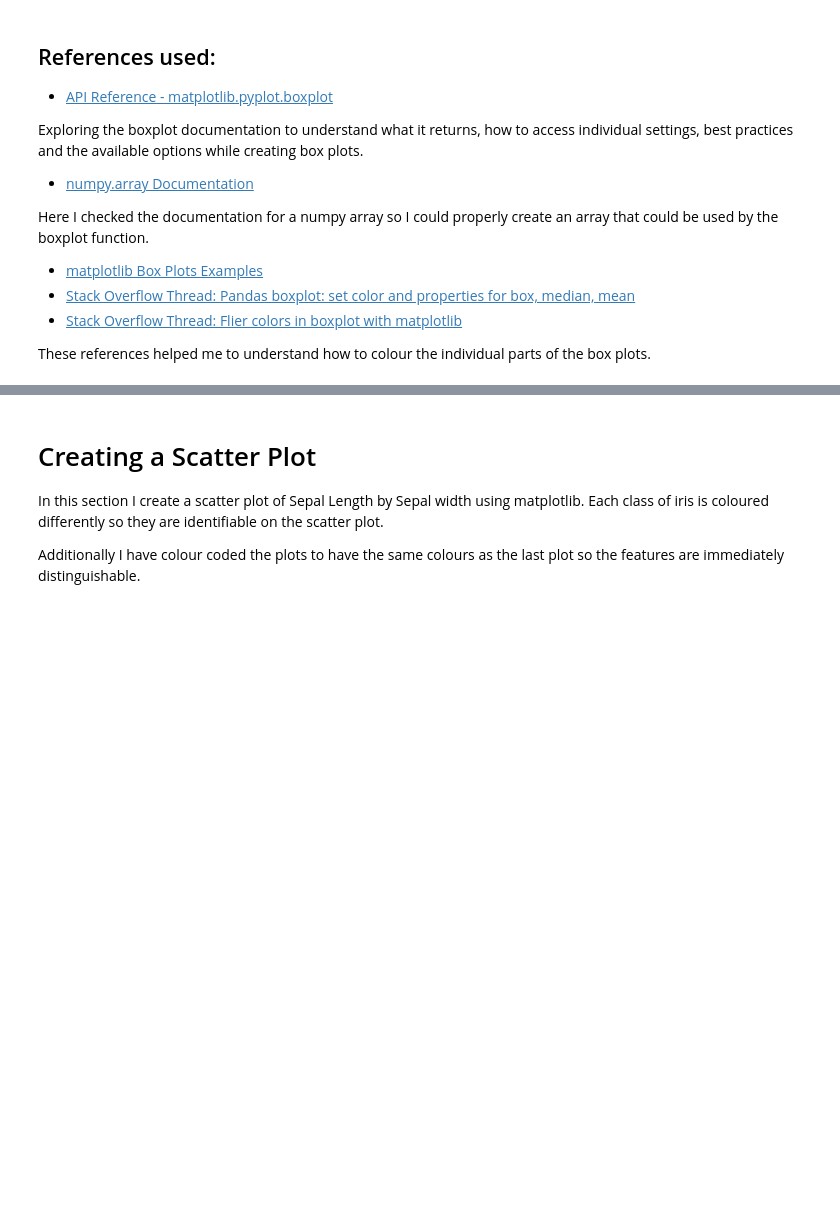
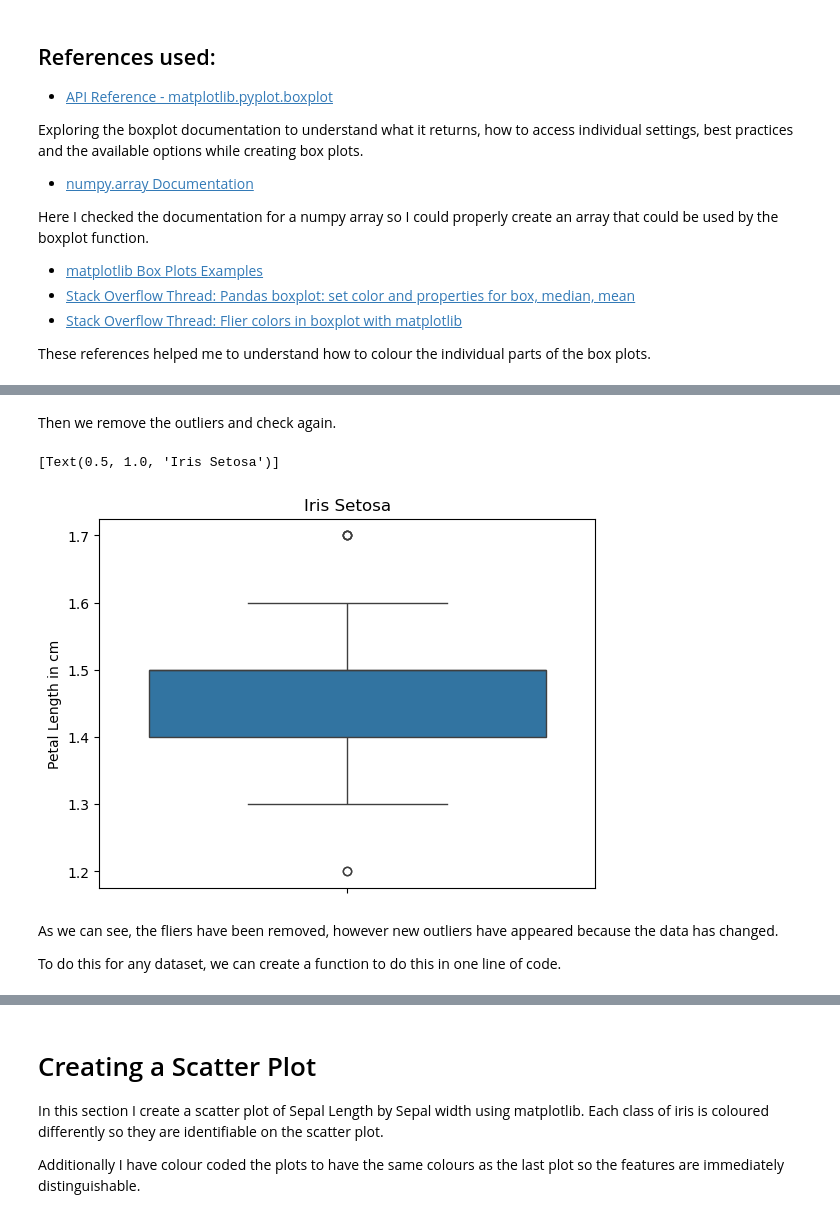
Before and after one commit to CeamanCollins/pands-project, a Jupyter notebook: analysis.ipynb, the cells around one changed output, grey strips where cells are left out. Saved outputs shown, nothing was run; the diff lists cells and outputs as text; code cells hidden in the pictures; blank space fills up the shorter version.

```diff
--- a/analysis.ipynb
+++ b/analysis.ipynb
@@ -457,0 +478,43 @@ These references helped me to understand how to colour the individual parts of t
+# %% [markdown]
+Then we remove the outliers and check again.
+# %%
+# Create a copy of the data to be adjusted
+
+setosa_petal_length_adjusted = setosa_petal_length.copy()
+
+# Creating the necessary variables
+
+median = setosa_petal_length.median()
+quantile = setosa_petal_length.quantile([0.25,0.75])
+quantile_25 = quantile[0.25]
+quantile_75 = quantile[0.75]
+IQR = quantile_75 - quantile_25
+min_value = quantile_25 - 1.5 * (IQR)
+max_value = quantile_75 + 1.5 * (IQR)
+
+# Getting upper values storing as variable
+
+upper_values = setosa_petal_length[setosa_petal_length >= max_value]
+
+# Removing values from data
+
+for x in upper_values.index:
+    setosa_petal_length_adjusted.drop(x, inplace=True)
+
+# Repeat as above for lower values
+
+lower_values = setosa_petal_length[setosa_petal_length <= min_value]
+
+for x in lower_values.index:
+    setosa_petal_length_adjusted.drop(x, inplace=True)
+
+# Creating boxplot for new values
+
+sns.boxplot(setosa_petal_length_adjusted).set(title='Iris Setosa')
+# %% [output]
+[Text(0.5, 1.0, 'Iris Setosa')]
+[figure, added]
+# %% [markdown]
+As we can see, the fliers have been removed, however new outliers have appeared because the data has changed.
+
+To do this for any dataset, we can create a function to do this in one line of code.
```
Also changed, not shown: parts of 34 cells of this notebook, 1 other file.
